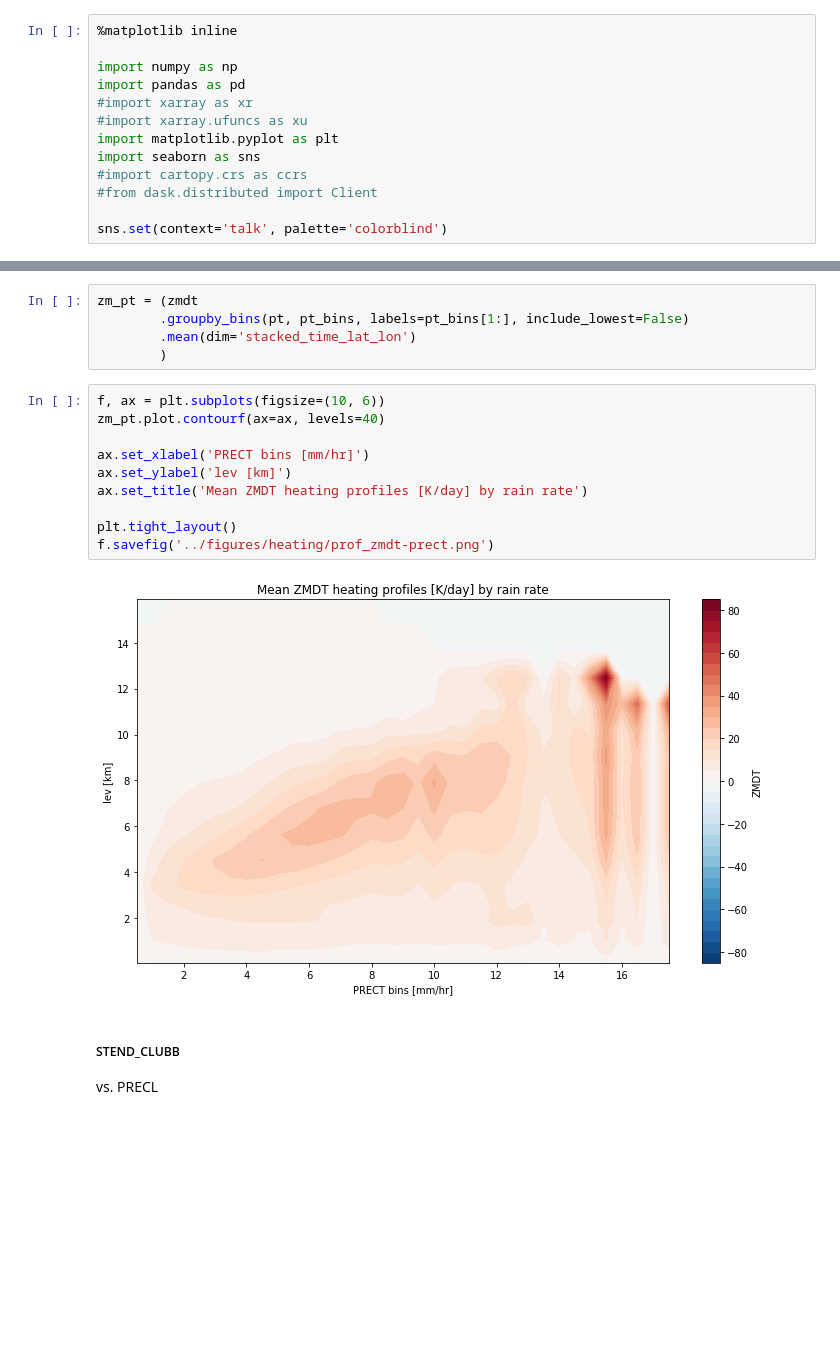
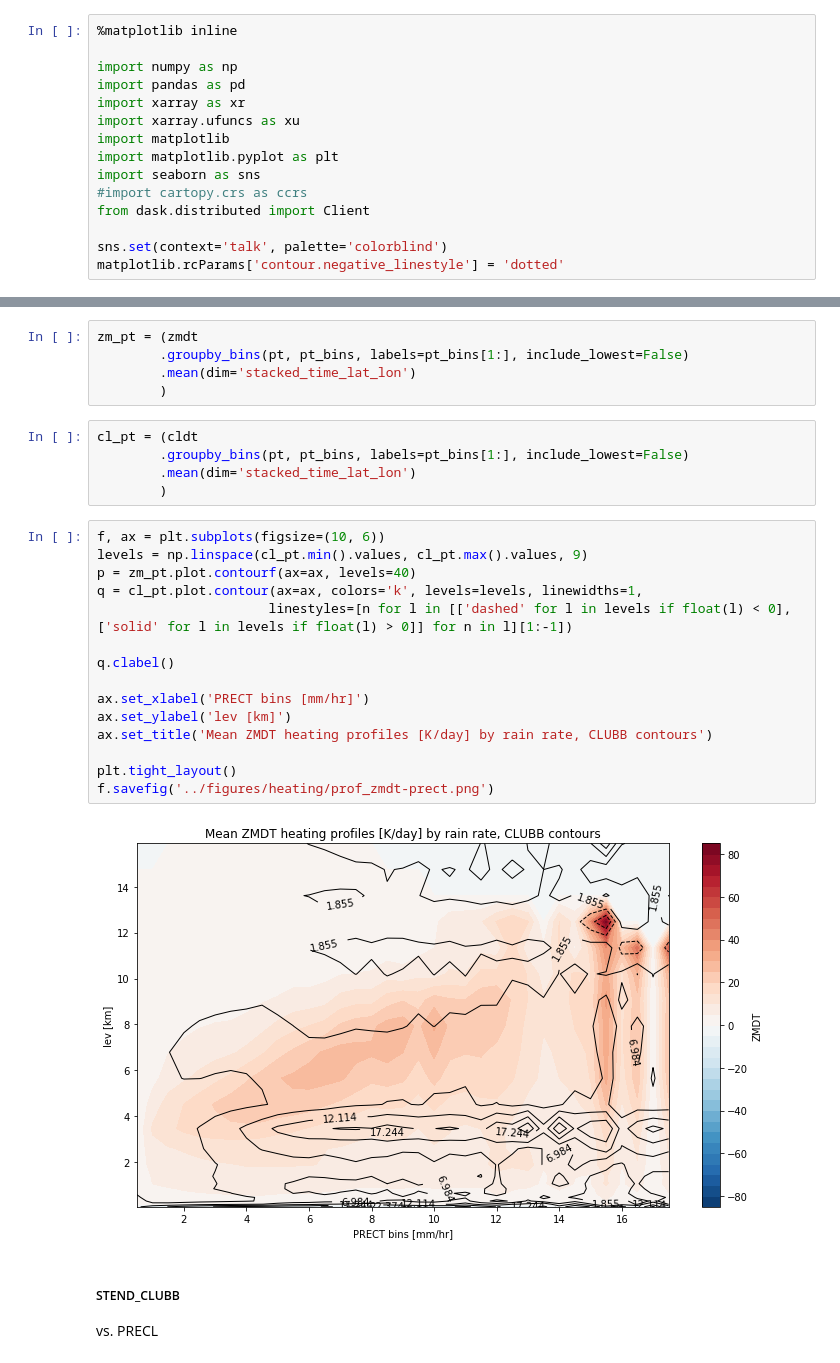
Before and after one commit to dcamron/ncar-gwdst, a Jupyter notebook: notebooks/heating.ipynb, the cells around one changed output, grey strips where cells are left out. Drawn from its saved outputs; the diff is of its cells as text; blank space fills up the shorter version.

Commit message:
Updated to current state. Mostly added CLUBB heating contours and prepped waves distribution.

```diff
--- a/notebooks/heating.ipynb
+++ b/notebooks/heating.ipynb
@@ -9,14 +9,16 @@
 
 import numpy as np
 import pandas as pd
-#import xarray as xr
-#import xarray.ufuncs as xu
+import xarray as xr
+import xarray.ufuncs as xu
+import matplotlib
 import matplotlib.pyplot as plt
 import seaborn as sns
 #import cartopy.crs as ccrs
-#from dask.distributed import Client
+from dask.distributed import Client
 
 sns.set(context='talk', palette='colorblind')
+matplotlib.rcParams['contour.negative_linestyle'] = 'dotted'
 # %%
 client = Client()
 client
@@ -130,18 +124,28 @@ zm_pt = (zmdt
         .groupby_bins(pt, pt_bins, labels=pt_bins[1:], include_lowest=False)
         .mean(dim='stacked_time_lat_lon')
         )
+# %%
+cl_pt = (cldt
+        .groupby_bins(pt, pt_bins, labels=pt_bins[1:], include_lowest=False)
+        .mean(dim='stacked_time_lat_lon')
+        )
 # %%
 f, ax = plt.subplots(figsize=(10, 6))
-zm_pt.plot.contourf(ax=ax, levels=40)
+levels = np.linspace(cl_pt.min().values, cl_pt.max().values, 9)
+p = zm_pt.plot.contourf(ax=ax, levels=40)
+q = cl_pt.plot.contour(ax=ax, colors='k', levels=levels, linewidths=1,
+                      linestyles=[n for l in [['dashed' for l in levels if float(l) < 0], ['solid' for l in levels if float(l) > 0]] for n in l][1:-1])
+
+q.clabel()
 
 ax.set_xlabel('PRECT bins [mm/hr]')
 ax.set_ylabel('lev [km]')
-ax.set_title('Mean ZMDT heating profiles [K/day] by rain rate')
+ax.set_title('Mean ZMDT heating profiles [K/day] by rain rate, CLUBB contours')
 
 plt.tight_layout()
 f.savefig('../figures/heating/prof_zmdt-prect.png')
 # %% [output]
-[figure, old version]
+[figure, new version]
 # %% [markdown]
 ##### STEND_CLUBB
 vs. PRECL
```
Also changed, not shown: parts of 11 cells of this notebook, 15 other files.
